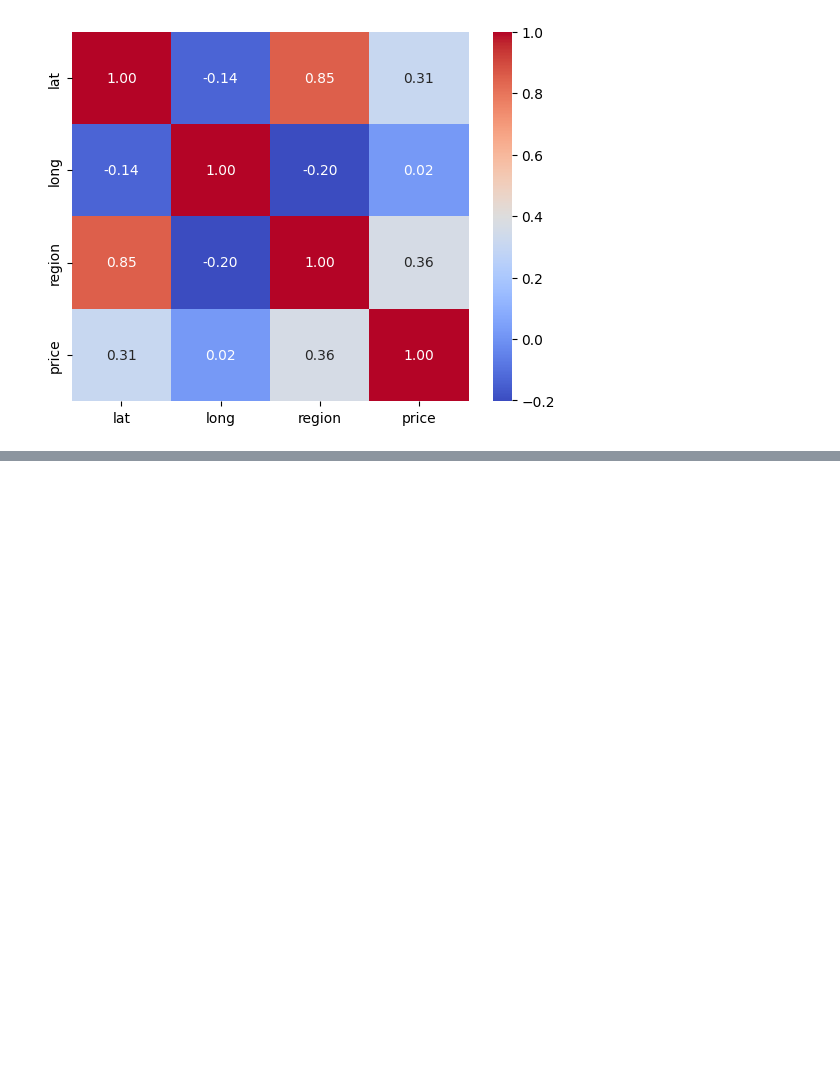
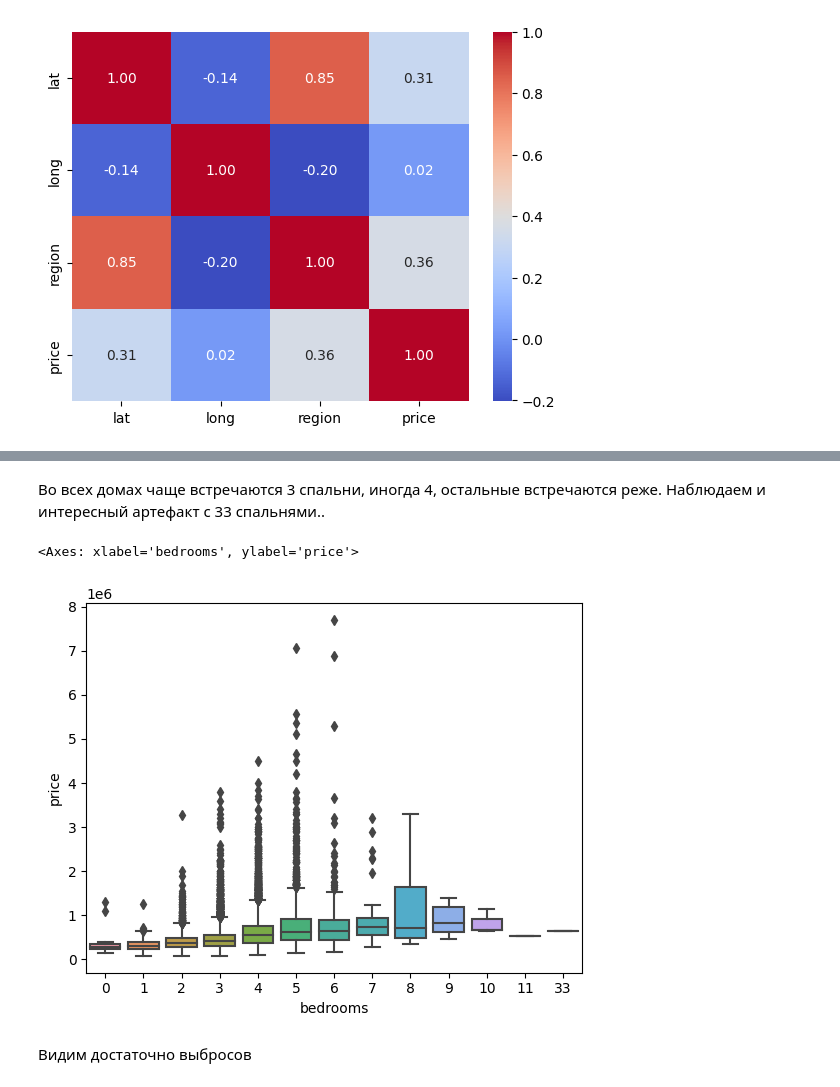
Before and after one commit to Daniil-Leshchev/house-sales-ml, a Jupyter notebook: house-sales.ipynb, the cells around one changed output, grey strips where cells are left out. Cells and saved outputs as stored; diff of their text form; code cells hidden in the pictures; blank space fills up the shorter version.

```diff
--- a/house-sales.ipynb
+++ b/house-sales.ipynb
@@ -572,0 +585,9 @@ make_heatmap(data[['lat', 'long', 'region', 'price']])
+# %% [markdown]
+Во всех домах чаще встречаются 3 спальни, иногда 4, остальные встречаются реже. Наблюдаем и интересный артефакт с 33 спальнями..
+# %%
+sns.boxplot(data=data, x='bedrooms', y='price')
+# %% [output]
+<Axes: xlabel='bedrooms', ylabel='price'>
+[figure, added]
+# %% [markdown]
+Видим достаточно выбросов
```
Also changed, not shown: parts of 73 cells of this notebook.
